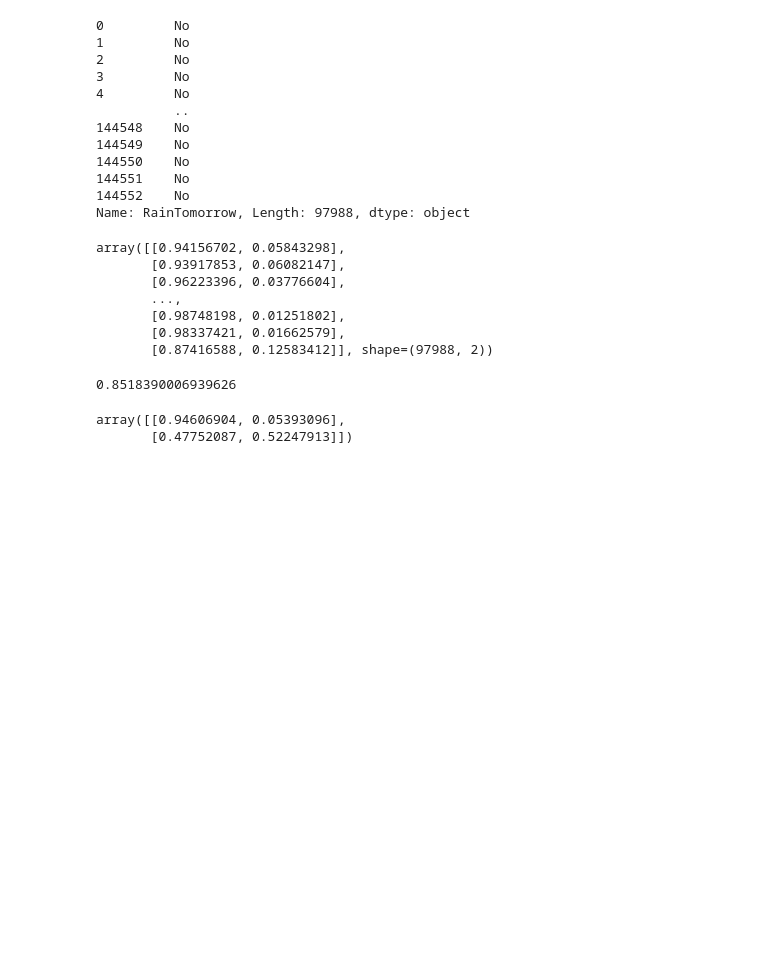
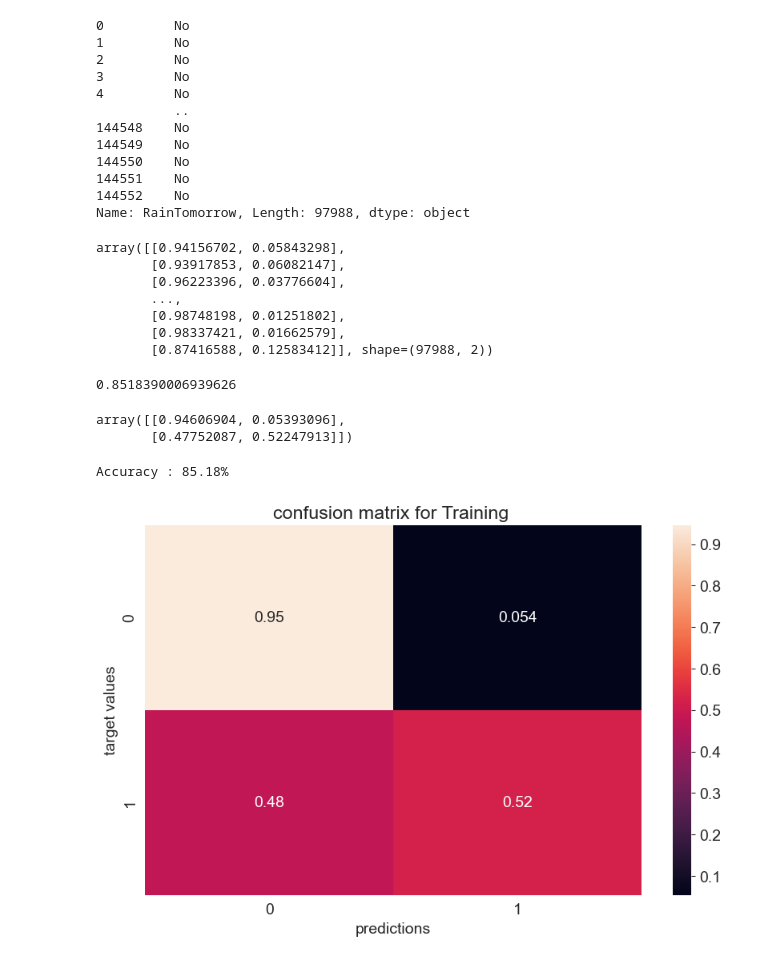
Before and after one commit to Bharat2310/ML_practice-, a Jupyter notebook: project_02/weatherInfo.ipynb, the cells around one changed output. Cells and saved outputs as stored; diff of their text form; code cells hidden in the pictures; blank space fills up the shorter version.

```diff
--- a/project_02/weatherInfo.ipynb
+++ b/project_02/weatherInfo.ipynb
@@ -645,3 +645,20 @@ confusion_matrix(train_targets, train_preds, normalize='true')
 # %% [output]
 array([[0.94606904, 0.05393096],
        [0.47752087, 0.52247913]])
+# %%
+def predict_and_plot(input, target , name = ""):
+    preds = solver.predict(input)
+    accuracy = accuracy_score(target , preds)
+    print("Accuracy : {:.2f}%".format(accuracy*100))
+    cf = confusion_matrix(target , preds , normalize="true")
+    plt.figure()
+    sns.heatmap(cf, annot=True)
+    plt.xlabel('predictions')
+    plt.ylabel("target values")
+    plt.title("confusion matrix for {}".format(name))
+    return preds
+# %%
+training_preds = predict_and_plot(X_train , train_targets , "Training ")
+# %% [output]
+Accuracy : 85.18%
+[figure, added]
```
Also changed, not shown: parts of 25 cells of this notebook.
